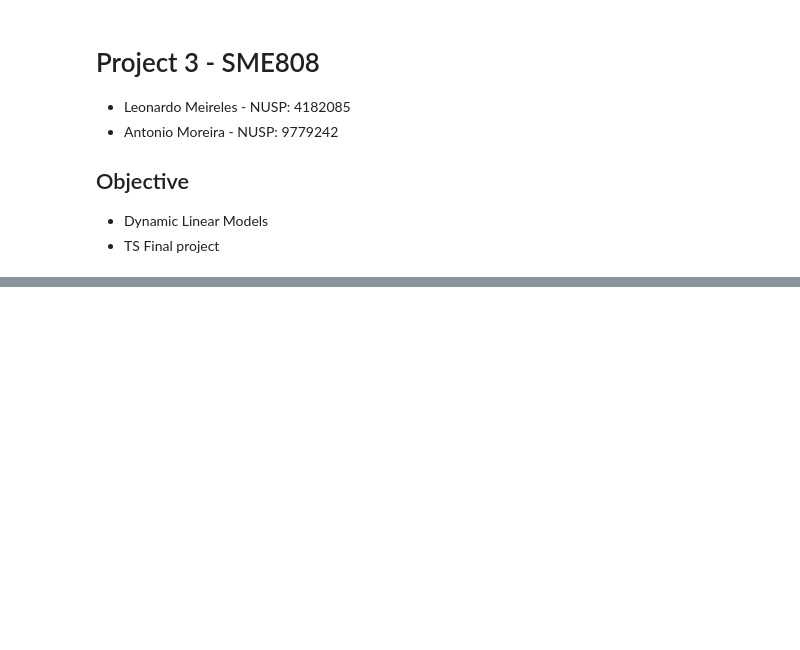
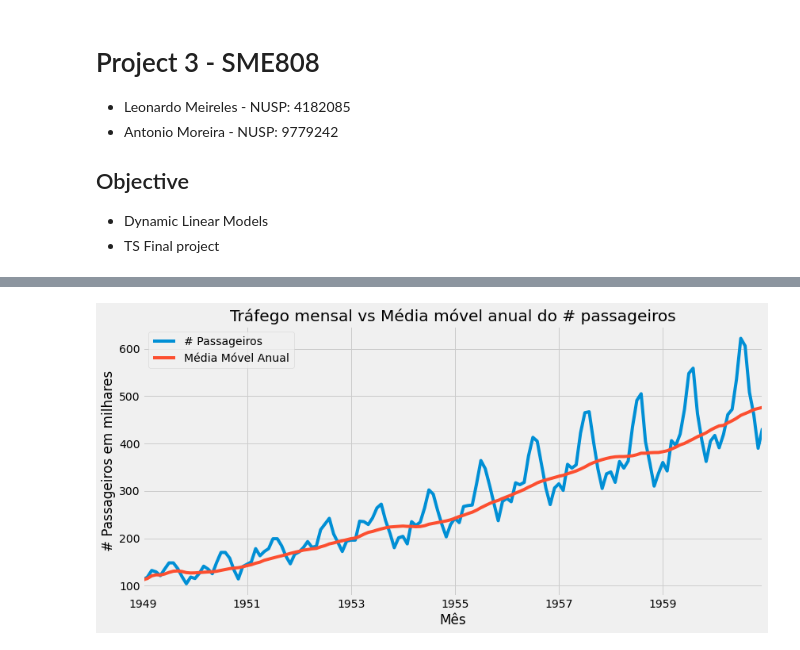
Before and after one commit to leonardo-meireles/Series-Temporais-e-Aprendizado-Dinamico-SME0808, a Jupyter notebook: notebooks/P3.ipynb, the cells around one changed output, grey strips where cells are left out. Cells and saved outputs as stored; diff of their text form; code cells hidden in the pictures; blank space fills up the shorter version.

```diff
--- a/notebooks/P3.ipynb
+++ b/notebooks/P3.ipynb
@@ -177,0 +101,19 @@ drm.plotPredictN(date=100, N=49)
+# %%
+# Rolling window functions
+rolling_air = df.copy()
+rolling_air = rolling_air.set_index('Mês')
+rolling_air = rolling_air['#Passageiros'].rolling('365D').mean()
+
+ax = df.plot(x='Mês', y='#Passageiros', figsize=(12, 6), title='Tráfego mensal vs Média móvel anual do # passageiros', legend=False)
+ax.set_ylabel('# Passageiros em milhares')
+ax.set_xlabel('Data')
+
+rolling_air.plot(figsize=(12, 6))
+
+plt.legend(['# Passageiros', 'Média Móvel Anual'])
+# Plotting a rolling mean of 90 day window with original High attribute of google stocks
+plt.tight_layout()
+plt.savefig('../images/serie_movel.png', dpi=300)
+plt.show()
+# %% [output]
+[figure, added]
```
Also changed, not shown: parts of 43 cells of this notebook, 5 other files.
